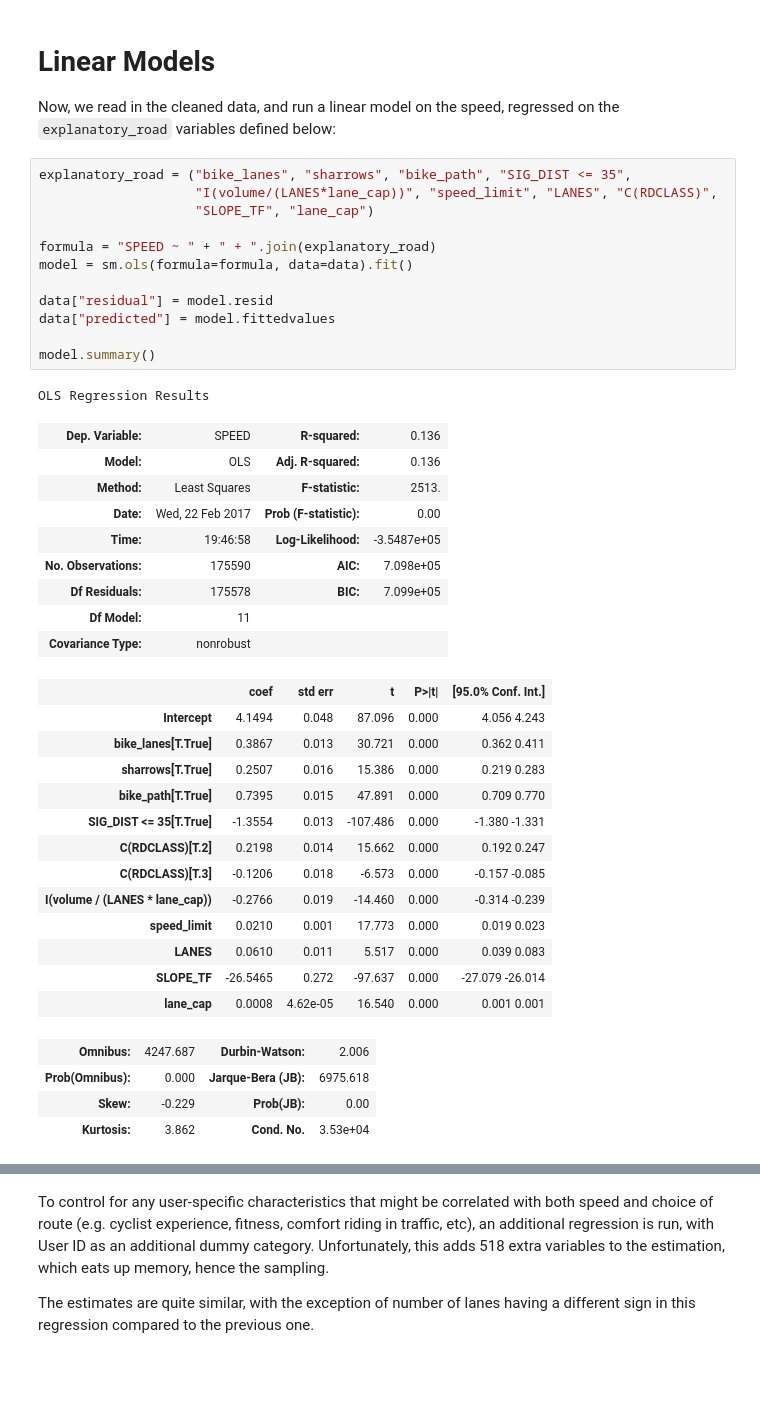
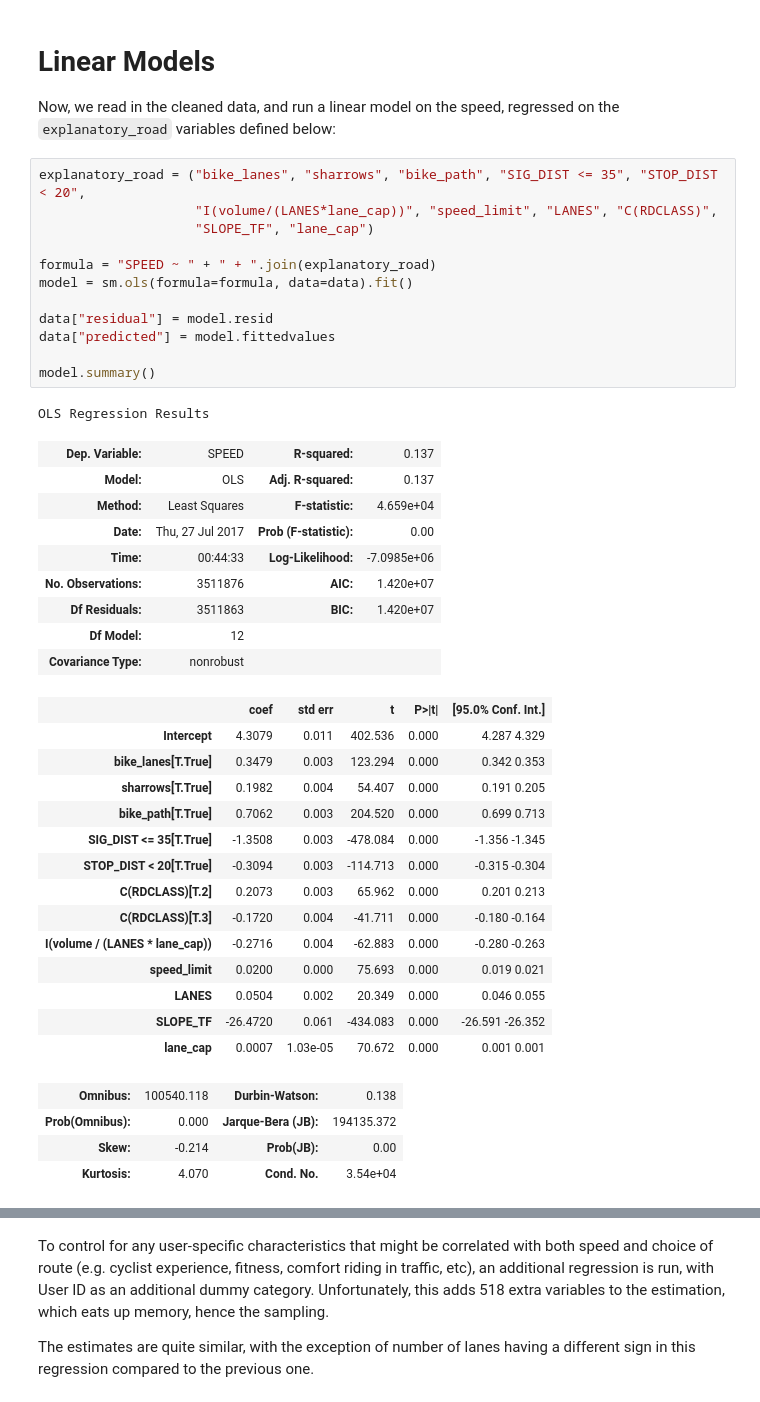
Before and after one commit to aclarry/toronto-cycling-speed-analysis, a Jupyter notebook: Speed Analysis.ipynb, the cells around one changed output, grey strips where cells are left out. Cells and saved outputs as stored; diff of their text form; blank space fills up the shorter version.

Commit message:
Add Speed Analysis with stop sign data

```diff
--- a/Speed Analysis.ipynb
+++ b/Speed Analysis.ipynb
@@ -170,42 +181,43 @@ cbar.set_label("log10(Counts)")
 Now, we read in the cleaned data, and run a linear model on the speed,
 regressed on the `explanatory_road` variables defined below:
 # %%
-explanatory_road = ("bike_lanes", "sharrows", "bike_path", "SIG_DIST <= 35",
+explanatory_road = ("bike_lanes", "sharrows", "bike_path", "SIG_DIST <= 35", "STOP_DIST < 20",
                     "I(volume/(LANES*lane_cap))", "speed_limit", "LANES", "C(RDCLASS)",
                     "SLOPE_TF", "lane_cap")
 
 formula = "SPEED ~ " + " + ".join(explanatory_road)
 model = sm.ols(formula=formula, data=data).fit()
 
 data["residual"] = model.resid
 data["predicted"] = model.fittedvalues
 
 model.summary()
 # %% [output]
 OLS Regression Results
-| Dep. Variable: | SPEED | R-squared: | 0.136 |
-| Model: | OLS | Adj. R-squared: | 0.136 |
-| Method: | Least Squares | F-statistic: | 2513. |
-| Date: | Wed, 22 Feb 2017 | Prob (F-statistic): | 0.00 |
-| Time: | 19:46:58 | Log-Likelihood: | -3.5487e+05 |
-| No. Observations: | 175590 | AIC: | 7.098e+05 |
-| Df Residuals: | 175578 | BIC: | 7.099e+05 |
-| Df Model: | 11 |  |  |
+| Dep. Variable: | SPEED | R-squared: | 0.137 |
+| Model: | OLS | Adj. R-squared: | 0.137 |
+| Method: | Least Squares | F-statistic: | 4.659e+04 |
+| Date: | Thu, 27 Jul 2017 | Prob (F-statistic): | 0.00 |
+| Time: | 00:44:33 | Log-Likelihood: | -7.0985e+06 |
+| No. Observations: | 3511876 | AIC: | 1.420e+07 |
+| Df Residuals: | 3511863 | BIC: | 1.420e+07 |
+| Df Model: | 12 |  |  |
 | Covariance Type: | nonrobust |  |  |
 |  | coef | std err | t | P>|t| | [95.0% Conf. Int.] |
-| Intercept | 4.1494 | 0.048 | 87.096 | 0.000 | 4.056 4.243 |
-| bike_lanes[T.True] | 0.3867 | 0.013 | 30.721 | 0.000 | 0.362 0.411 |
-| sharrows[T.True] | 0.2507 | 0.016 | 15.386 | 0.000 | 0.219 0.283 |
-| bike_path[T.True] | 0.7395 | 0.015 | 47.891 | 0.000 | 0.709 0.770 |
-| SIG_DIST <= 35[T.True] | -1.3554 | 0.013 | -107.486 | 0.000 | -1.380 -1.331 |
-| C(RDCLASS)[T.2] | 0.2198 | 0.014 | 15.662 | 0.000 | 0.192 0.247 |
-| C(RDCLASS)[T.3] | -0.1206 | 0.018 | -6.573 | 0.000 | -0.157 -0.085 |
-| I(volume / (LANES * lane_cap)) | -0.2766 | 0.019 | -14.460 | 0.000 | -0.314 -0.239 |
-| speed_limit | 0.0210 | 0.001 | 17.773 | 0.000 | 0.019 0.023 |
-| LANES | 0.0610 | 0.011 | 5.517 | 0.000 | 0.039 0.083 |
-| SLOPE_TF | -26.5465 | 0.272 | -97.637 | 0.000 | -27.079 -26.014 |
-| lane_cap | 0.0008 | 4.62e-05 | 16.540 | 0.000 | 0.001 0.001 |
+| Intercept | 4.3079 | 0.011 | 402.536 | 0.000 | 4.287 4.329 |
+| bike_lanes[T.True] | 0.3479 | 0.003 | 123.294 | 0.000 | 0.342 0.353 |
+| sharrows[T.True] | 0.1982 | 0.004 | 54.407 | 0.000 | 0.191 0.205 |
+| bike_path[T.True] | 0.7062 | 0.003 | 204.520 | 0.000 | 0.699 0.713 |
+| SIG_DIST <= 35[T.True] | -1.3508 | 0.003 | -478.084 | 0.000 | -1.356 -1.345 |
+| STOP_DIST < 20[T.True] | -0.3094 | 0.003 | -114.713 | 0.000 | -0.315 -0.304 |
+| C(RDCLASS)[T.2] | 0.2073 | 0.003 | 65.962 | 0.000 | 0.201 0.213 |
+| C(RDCLASS)[T.3] | -0.1720 | 0.004 | -41.711 | 0.000 | -0.180 -0.164 |
+| I(volume / (LANES * lane_cap)) | -0.2716 | 0.004 | -62.883 | 0.000 | -0.280 -0.263 |
+| speed_limit | 0.0200 | 0.000 | 75.693 | 0.000 | 0.019 0.021 |
+| LANES | 0.0504 | 0.002 | 20.349 | 0.000 | 0.046 0.055 |
+| SLOPE_TF | -26.4720 | 0.061 | -434.083 | 0.000 | -26.591 -26.352 |
+| lane_cap | 0.0007 | 1.03e-05 | 70.672 | 0.000 | 0.001 0.001 |
-| Omnibus: | 4247.687 | Durbin-Watson: | 2.006 |
-| Prob(Omnibus): | 0.000 | Jarque-Bera (JB): | 6975.618 |
-| Skew: | -0.229 | Prob(JB): | 0.00 |
-| Kurtosis: | 3.862 | Cond. No. | 3.53e+04 |
+| Omnibus: | 100540.118 | Durbin-Watson: | 0.138 |
+| Prob(Omnibus): | 0.000 | Jarque-Bera (JB): | 194135.372 |
+| Skew: | -0.214 | Prob(JB): | 0.00 |
+| Kurtosis: | 4.070 | Cond. No. | 3.54e+04 |
```
Also changed, not shown: parts of 10 cells of this notebook.
